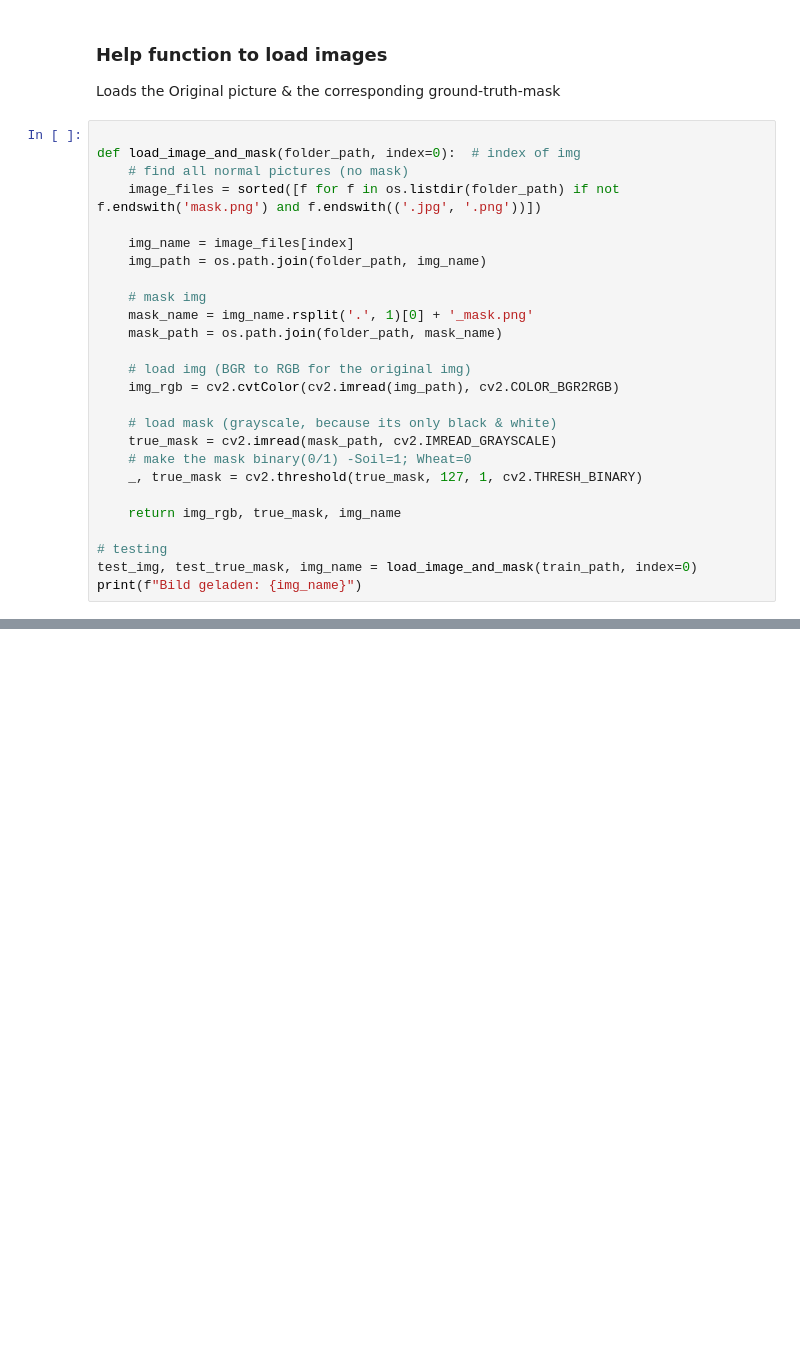
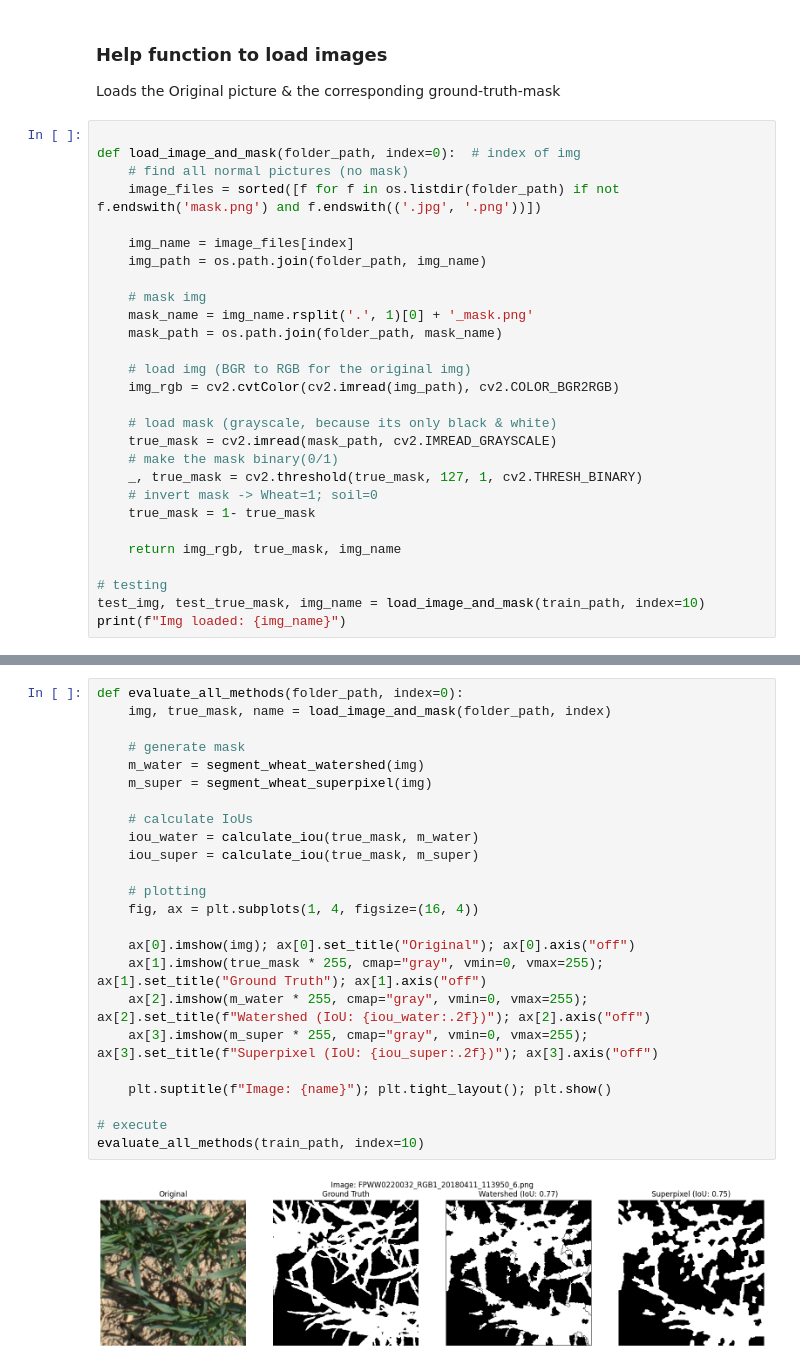
Before and after one commit to SriVoruganti/wheat-segmentation, a Jupyter notebook: COMP9517_AdvancedSegmentation.ipynb, the cells around one changed output, grey strips where cells are left out. Saved outputs shown, nothing was run; the diff lists cells and outputs as text; blank space fills up the shorter version.

Commit message:
Watershed and Superpixel implementation

```diff
--- a/COMP9517_AdvancedSegmentation.ipynb
+++ b/COMP9517_AdvancedSegmentation.ipynb
@@ -38,12 +38,14 @@ def load_image_and_mask(folder_path, index=0):  # index of img
 
     # load mask (grayscale, because its only black & white)
     true_mask = cv2.imread(mask_path, cv2.IMREAD_GRAYSCALE)
-    # make the mask binary(0/1) -Soil=1; Wheat=0
+    # make the mask binary(0/1)
     _, true_mask = cv2.threshold(true_mask, 127, 1, cv2.THRESH_BINARY)
+    # invert mask -> Wheat=1; soil=0
+    true_mask = 1- true_mask
 
     return img_rgb, true_mask, img_name
 
 # testing
-test_img, test_true_mask, img_name = load_image_and_mask(train_path, index=0)
-print(f"Bild geladen: {img_name}")
+test_img, test_true_mask, img_name = load_image_and_mask(train_path, index=10)
+print(f"Img loaded: {img_name}")
 # %% [output]
@@ -128,0 +134,26 @@ plt.show()
+# %%
+def evaluate_all_methods(folder_path, index=0):
+    img, true_mask, name = load_image_and_mask(folder_path, index)
+
+    # generate mask
+    m_water = segment_wheat_watershed(img)
+    m_super = segment_wheat_superpixel(img)
+
+    # calculate IoUs
+    iou_water = calculate_iou(true_mask, m_water)
+    iou_super = calculate_iou(true_mask, m_super)
+
+    # plotting
+    fig, ax = plt.subplots(1, 4, figsize=(16, 4))
+
+    ax[0].imshow(img); ax[0].set_title("Original"); ax[0].axis("off")
+    ax[1].imshow(true_mask * 255, cmap="gray", vmin=0, vmax=255); ax[1].set_title("Ground Truth"); ax[1].axis("off")
+    ax[2].imshow(m_water * 255, cmap="gray", vmin=0, vmax=255); ax[2].set_title(f"Watershed (IoU: {iou_water:.2f})"); ax[2].axis("off")
+    ax[3].imshow(m_super * 255, cmap="gray", vmin=0, vmax=255); ax[3].set_title(f"Superpixel (IoU: {iou_super:.2f})"); ax[3].axis("off")
+
+    plt.suptitle(f"Image: {name}"); plt.tight_layout(); plt.show()
+
+# execute
+evaluate_all_methods(train_path, index=10)
+# %% [output]
+[figure, added]
```
Also changed, not shown: parts of 13 cells of this notebook.
